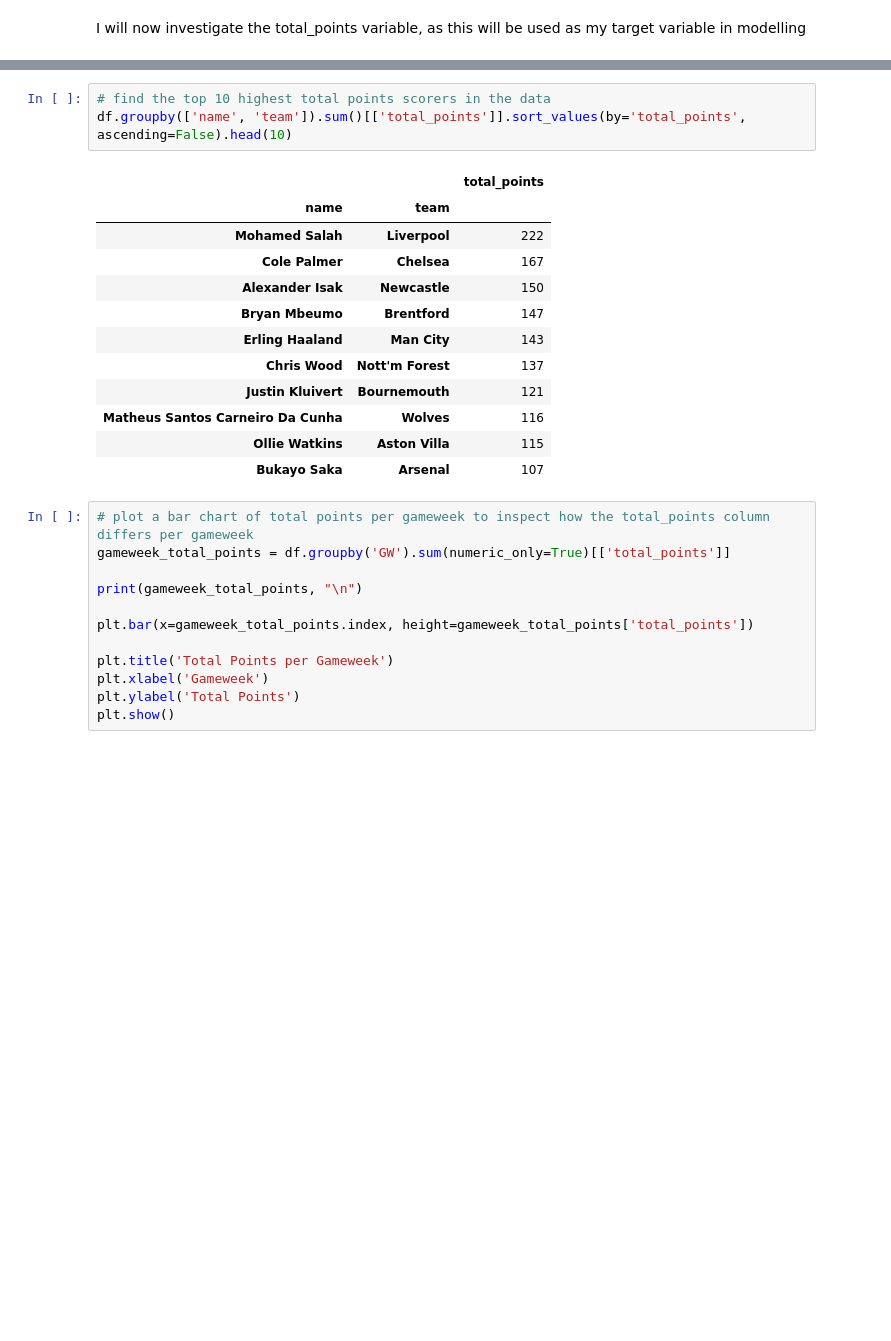
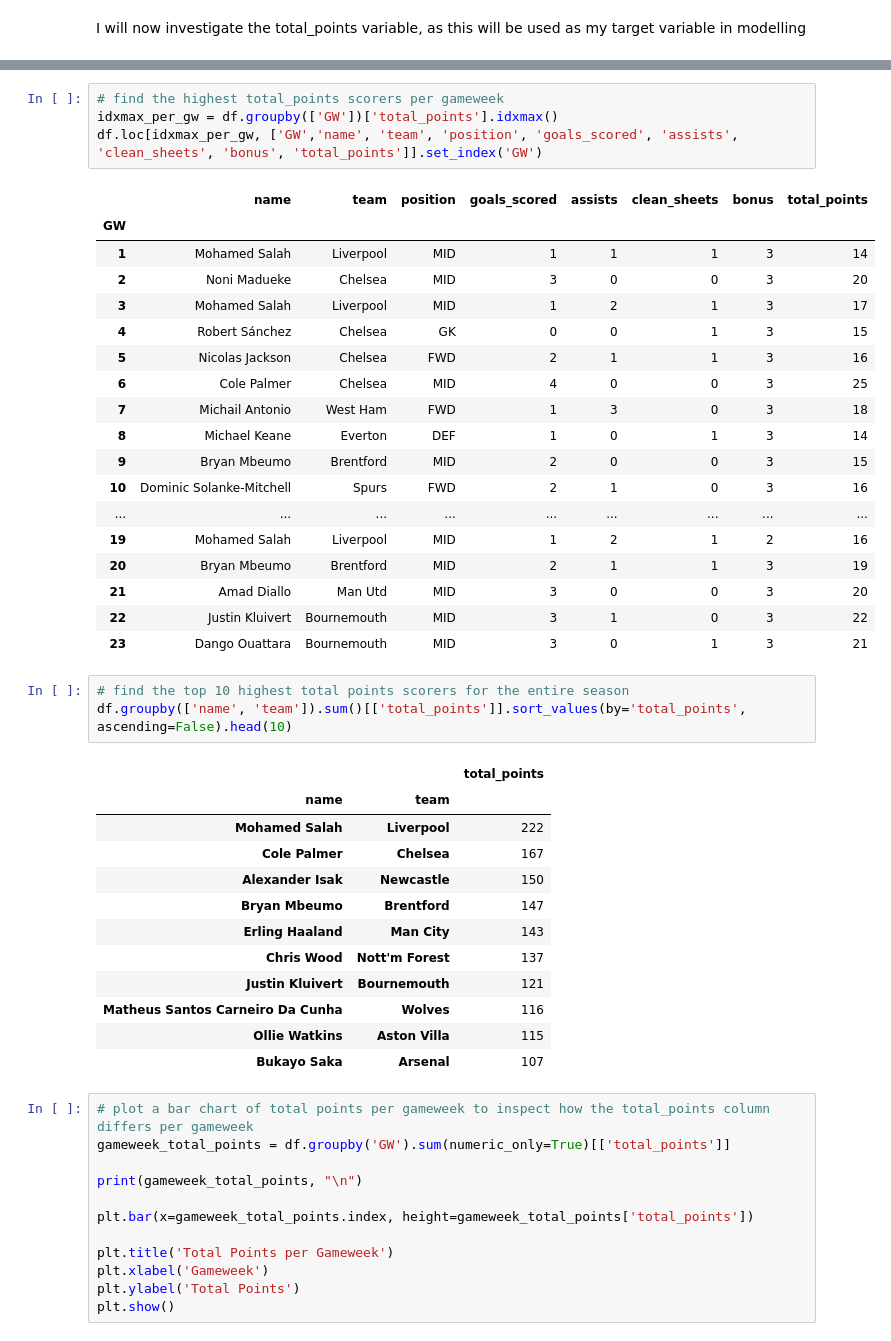
Before and after one commit to mattfurey1/fpl_points_predictor, a Jupyter notebook: project.ipynb, the cells around one changed output, grey strips where cells are left out. Cells and saved outputs as stored; diff of their text form; blank space fills up the shorter version.

```diff
--- a/project.ipynb
+++ b/project.ipynb
@@ -186,8 +177,31 @@ df[['GW', 'name', 'team', 'position', 'goals_scored', 'assists', 'clean_sheets',
 | 712 | 2 | Noni Madueke | Chelsea | MID | 3 | 0 | 0 | 3 | 20 |
 | 14301 | 22 | Phil Foden | Man City | MID | 2 | 1 | 1 | 3 | 19 |
 | 13309 | 20 | Bryan Mbeumo | Brentford | MID | 2 | 1 | 1 | 3 | 19 |
+# %%
+# find the highest total_points scorers per gameweek
+idxmax_per_gw = df.groupby(['GW'])['total_points'].idxmax()
+df.loc[idxmax_per_gw, ['GW','name', 'team', 'position', 'goals_scored', 'assists', 'clean_sheets', 'bonus', 'total_points']].set_index('GW')
+# %% [output]
+|  | name | team | position | goals_scored | assists | clean_sheets | bonus | total_points |
+| GW |  |  |  |  |  |  |  |  |
+| 1 | Mohamed Salah | Liverpool | MID | 1 | 1 | 1 | 3 | 14 |
+| 2 | Noni Madueke | Chelsea | MID | 3 | 0 | 0 | 3 | 20 |
+| 3 | Mohamed Salah | Liverpool | MID | 1 | 2 | 1 | 3 | 17 |
+| 4 | Robert Sánchez | Chelsea | GK | 0 | 0 | 1 | 3 | 15 |
+| 5 | Nicolas Jackson | Chelsea | FWD | 2 | 1 | 1 | 3 | 16 |
+| 6 | Cole Palmer | Chelsea | MID | 4 | 0 | 0 | 3 | 25 |
+| 7 | Michail Antonio | West Ham | FWD | 1 | 3 | 0 | 3 | 18 |
+| 8 | Michael Keane | Everton | DEF | 1 | 0 | 1 | 3 | 14 |
+| 9 | Bryan Mbeumo | Brentford | MID | 2 | 0 | 0 | 3 | 15 |
+| 10 | Dominic Solanke-Mitchell | Spurs | FWD | 2 | 1 | 0 | 3 | 16 |
+| ... | ... | ... | ... | ... | ... | ... | ... | ... |
+| 19 | Mohamed Salah | Liverpool | MID | 1 | 2 | 1 | 2 | 16 |
+| 20 | Bryan Mbeumo | Brentford | MID | 2 | 1 | 1 | 3 | 19 |
+| 21 | Amad Diallo | Man Utd | MID | 3 | 0 | 0 | 3 | 20 |
+| 22 | Justin Kluivert | Bournemouth | MID | 3 | 1 | 0 | 3 | 22 |
+| 23 | Dango Ouattara | Bournemouth | MID | 3 | 0 | 1 | 3 | 21 |
 # %%
-# find the top 10 highest total points scorers in the data
+# find the top 10 highest total points scorers for the entire season
 df.groupby(['name', 'team']).sum()[['total_points']].sort_values(by='total_points', ascending=False).head(10)
 # %% [output]
 |  |  | total_points |
```
Also changed, not shown: parts of 26 cells of this notebook.
